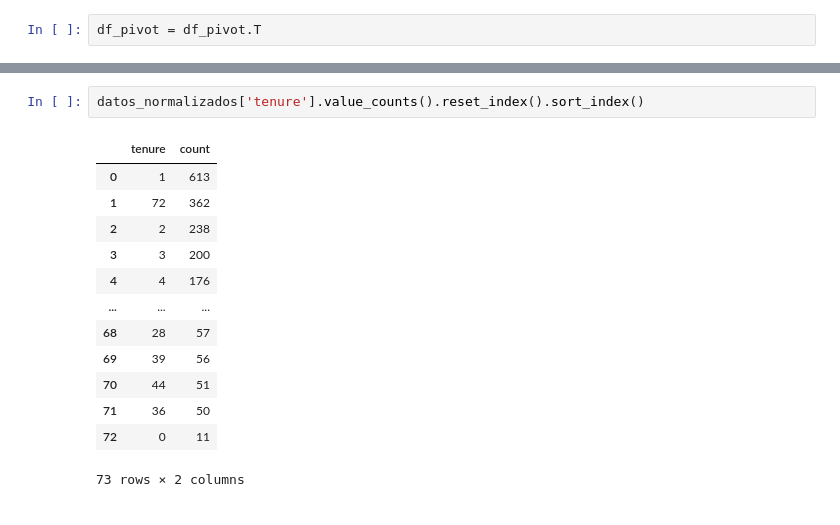
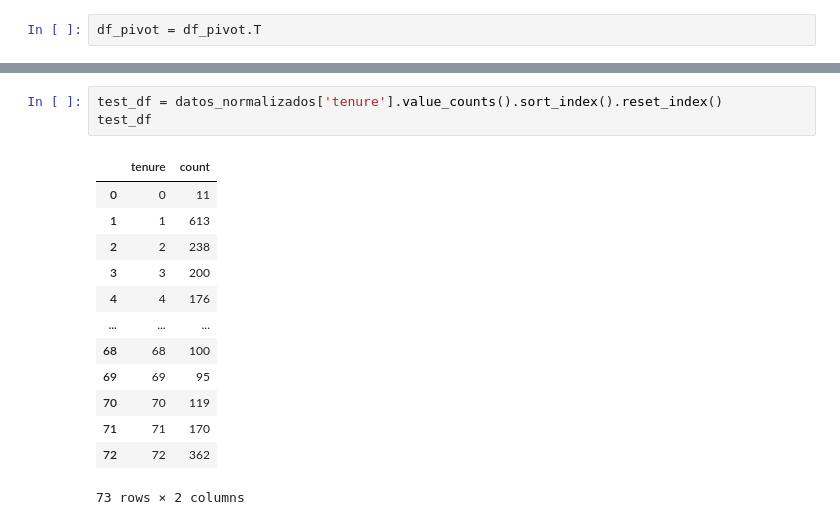
Before and after one commit to MiguelFigueroa02/Challenge_Telecom_X_Evasion_Clientes, a Jupyter notebook: telecomx_latam.ipynb, the cells around one changed output, grey strips where cells are left out. Drawn from its saved outputs; the diff is of its cells as text.

```diff
--- a/telecomx_latam.ipynb
+++ b/telecomx_latam.ipynb
@@ -940,18 +940,19 @@ fig_2.show()
 # %% [output]
 [interactive output not drawn]
 # %%
-datos_normalizados['tenure'].value_counts().reset_index().sort_index()
+test_df = datos_normalizados['tenure'].value_counts().sort_index().reset_index()
+test_df
 # %% [output]
 |  | tenure | count |
-| 0 | 1 | 613 |
-| 1 | 72 | 362 |
+| 0 | 0 | 11 |
+| 1 | 1 | 613 |
 | 2 | 2 | 238 |
 | 3 | 3 | 200 |
 | 4 | 4 | 176 |
 | ... | ... | ... |
-| 68 | 28 | 57 |
-| 69 | 39 | 56 |
-| 70 | 44 | 51 |
-| 71 | 36 | 50 |
-| 72 | 0 | 11 |
+| 68 | 68 | 100 |
+| 69 | 69 | 95 |
+| 70 | 70 | 119 |
+| 71 | 71 | 170 |
+| 72 | 72 | 362 |
 73 rows × 2 columns
```
Also changed, not shown: parts of 1 cell of this notebook.
